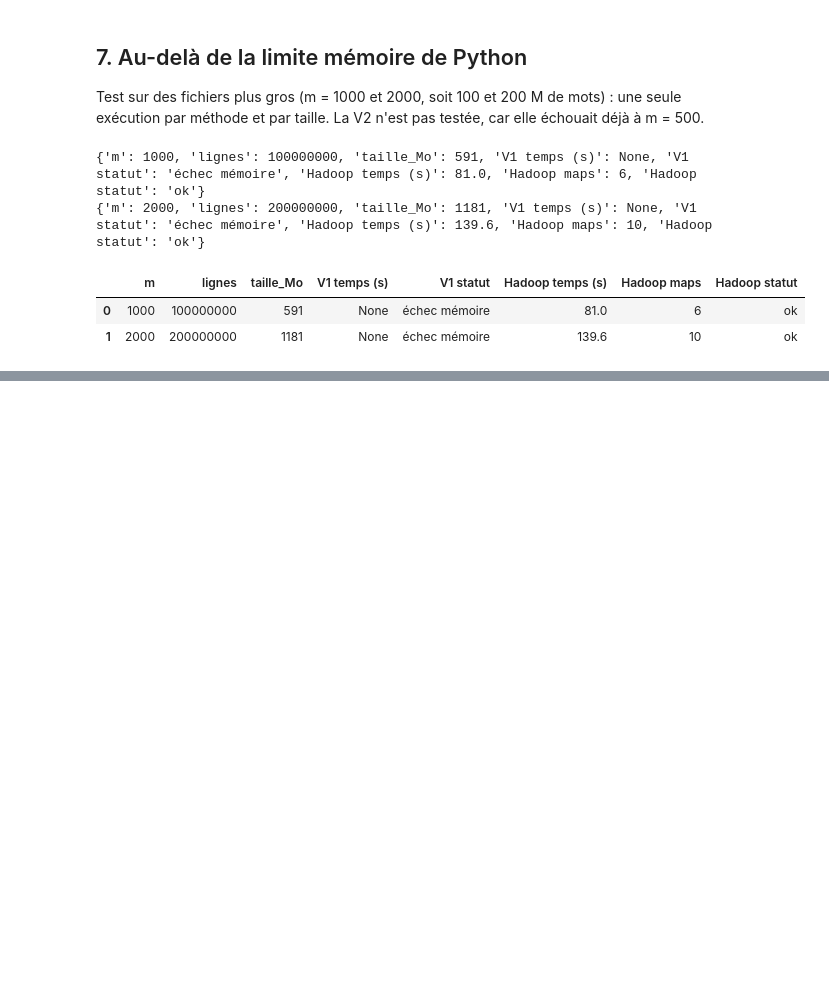
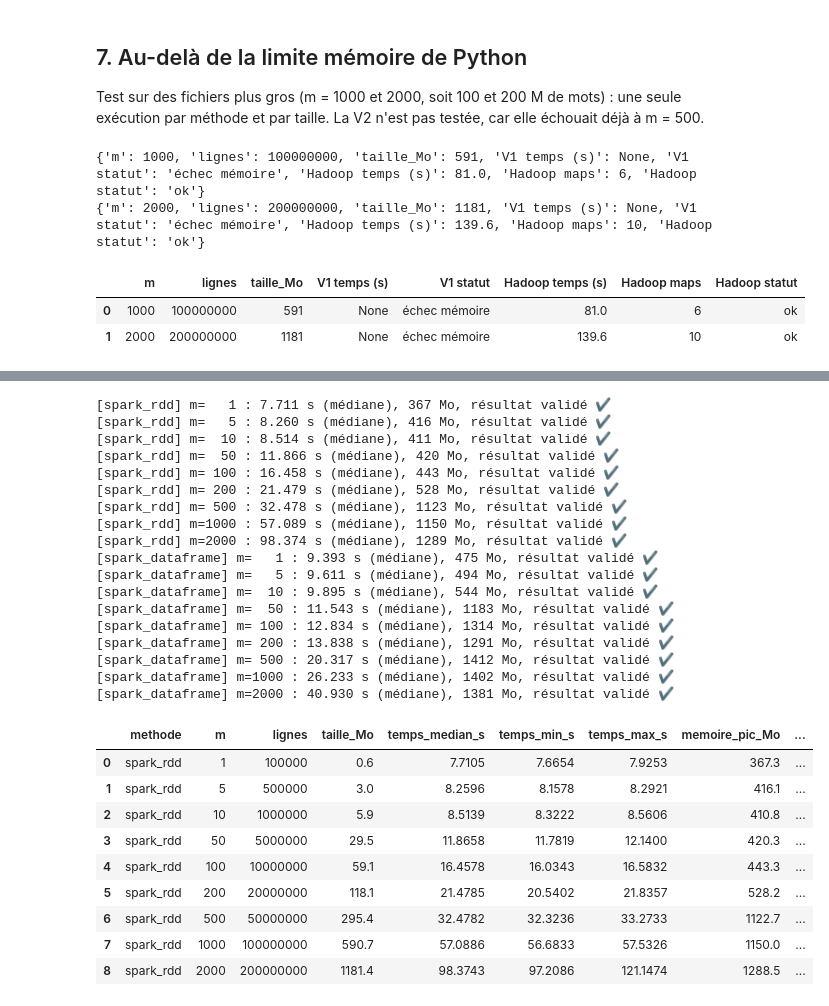
Before and after one commit to Fadidouda/tp_wordcount, a Jupyter notebook: wordcount_comparaison.ipynb, the cells around one changed output, grey strips where cells are left out. Saved outputs shown, nothing was run; the diff lists cells and outputs as text; code cells hidden in the pictures; blank space fills up the shorter version.

Commit message:
Partie 2 : PySpark (RDD et DataFrame), comparaison des cinq méthodes et conclusion générale

```diff
--- a/wordcount_comparaison.ipynb
+++ b/wordcount_comparaison.ipynb
@@ -839,0 +892,23 @@ df_ext
+# %%
+import resource
+from pathlib import Path
+
+os.environ["JAVA_HOME"] = "/usr/lib/jvm/java-11-openjdk-amd64"
+os.environ["PYSPARK_PYTHON"] = sys.executable            # mêmes versions Python pour Spark
+SPARK_SUBMIT = str(Path(sys.executable).parent / "spark-submit")
+
+# La JVM réserve beaucoup de mémoire virtuelle : la limite RLIMIT_AS la ferait échouer à tort
+LIMITE_MEMOIRE = resource.RLIM_INFINITY
+
+# Fichiers testés, y compris les gros fichiers de la section 7
+fichiers.update({m: DATA / f"mots_m{m}.txt" for m in [1000, 2000]})
+M_SPARK = [m for m in M_VALUES + [1000, 2000] if fichiers[m].exists()]
+
+def spark_cmd(script):
+    """Commande spark-submit en mode local. Le chemin est préfixé par file://,
+    sinon Spark le chercherait dans HDFS (fs.defaultFS de la configuration Hadoop)."""
+    return lambda f: [SPARK_SUBMIT, "--master", "local[*]", "--driver-memory", "2g",
+                      script, f"file://{Path(f).resolve()}"]
+
+import pyspark
+print("PySpark", pyspark.__version__, "| tailles testées :", M_SPARK)
@@ -839,0 +974,34 @@ df_ext
+# %%
+df_spark_rdd = benchmark("spark_rdd", spark_cmd("src/wordcount_spark_rdd.py"), M_SPARK, repetitions=3)
+df_spark_df  = benchmark("spark_dataframe", spark_cmd("src/wordcount_spark_df.py"), M_SPARK, repetitions=3)
+display(df_spark_rdd)
+display(df_spark_df)
+# %% [output]
+[spark_rdd] m=   1 : 7.711 s (médiane), 367 Mo, résultat validé ✔
+[spark_rdd] m=   5 : 8.260 s (médiane), 416 Mo, résultat validé ✔
+[spark_rdd] m=  10 : 8.514 s (médiane), 411 Mo, résultat validé ✔
+[spark_rdd] m=  50 : 11.866 s (médiane), 420 Mo, résultat validé ✔
+[spark_rdd] m= 100 : 16.458 s (médiane), 443 Mo, résultat validé ✔
+[spark_rdd] m= 200 : 21.479 s (médiane), 528 Mo, résultat validé ✔
+[spark_rdd] m= 500 : 32.478 s (médiane), 1123 Mo, résultat validé ✔
+[spark_rdd] m=1000 : 57.089 s (médiane), 1150 Mo, résultat validé ✔
+[spark_rdd] m=2000 : 98.374 s (médiane), 1289 Mo, résultat validé ✔
+[spark_dataframe] m=   1 : 9.393 s (médiane), 475 Mo, résultat validé ✔
+[spark_dataframe] m=   5 : 9.611 s (médiane), 494 Mo, résultat validé ✔
+[spark_dataframe] m=  10 : 9.895 s (médiane), 544 Mo, résultat validé ✔
+[spark_dataframe] m=  50 : 11.543 s (médiane), 1183 Mo, résultat validé ✔
+[spark_dataframe] m= 100 : 12.834 s (médiane), 1314 Mo, résultat validé ✔
+[spark_dataframe] m= 200 : 13.838 s (médiane), 1291 Mo, résultat validé ✔
+[spark_dataframe] m= 500 : 20.317 s (médiane), 1412 Mo, résultat validé ✔
+[spark_dataframe] m=1000 : 26.233 s (médiane), 1402 Mo, résultat validé ✔
+[spark_dataframe] m=2000 : 40.930 s (médiane), 1381 Mo, résultat validé ✔
+|  | methode | m | lignes | taille_Mo | temps_median_s | temps_min_s | temps_max_s | memoire_pic_Mo | ... |
+| 0 | spark_rdd | 1 | 100000 | 0.6 | 7.7105 | 7.6654 | 7.9253 | 367.3 | ... |
+| 1 | spark_rdd | 5 | 500000 | 3.0 | 8.2596 | 8.1578 | 8.2921 | 416.1 | ... |
+| 2 | spark_rdd | 10 | 1000000 | 5.9 | 8.5139 | 8.3222 | 8.5606 | 410.8 | ... |
+| 3 | spark_rdd | 50 | 5000000 | 29.5 | 11.8658 | 11.7819 | 12.1400 | 420.3 | ... |
+| 4 | spark_rdd | 100 | 10000000 | 59.1 | 16.4578 | 16.0343 | 16.5832 | 443.3 | ... |
+| 5 | spark_rdd | 200 | 20000000 | 118.1 | 21.4785 | 20.5402 | 21.8357 | 528.2 | ... |
+| 6 | spark_rdd | 500 | 50000000 | 295.4 | 32.4782 | 32.3236 | 33.2733 | 1122.7 | ... |
+| 7 | spark_rdd | 1000 | 100000000 | 590.7 | 57.0886 | 56.6833 | 57.5326 | 1150.0 | ... |
+| 8 | spark_rdd | 2000 | 200000000 | 1181.4 | 98.3743 | 97.2086 | 121.1474 | 1288.5 | ... |
```
Also changed, not shown: parts of 14 cells of this notebook, 9 other files.
